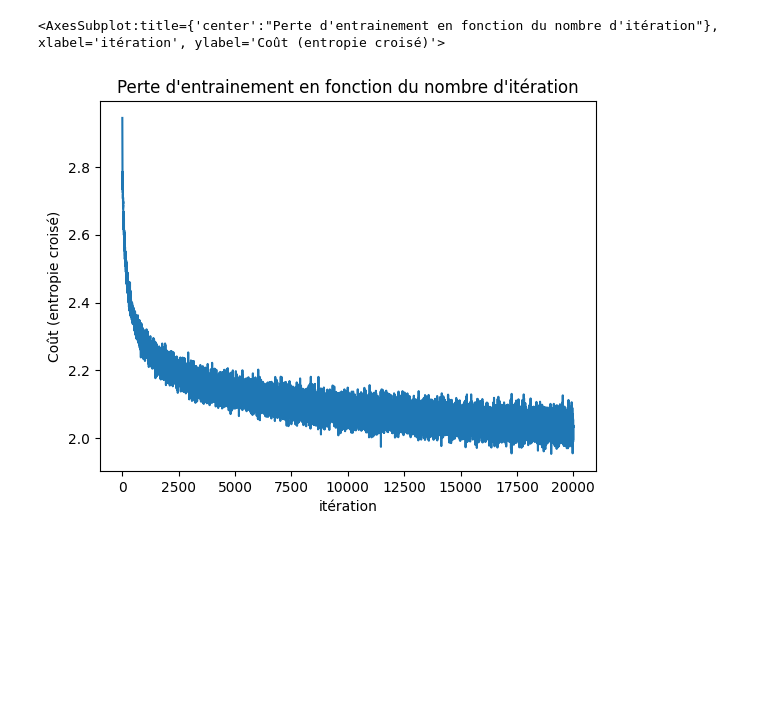
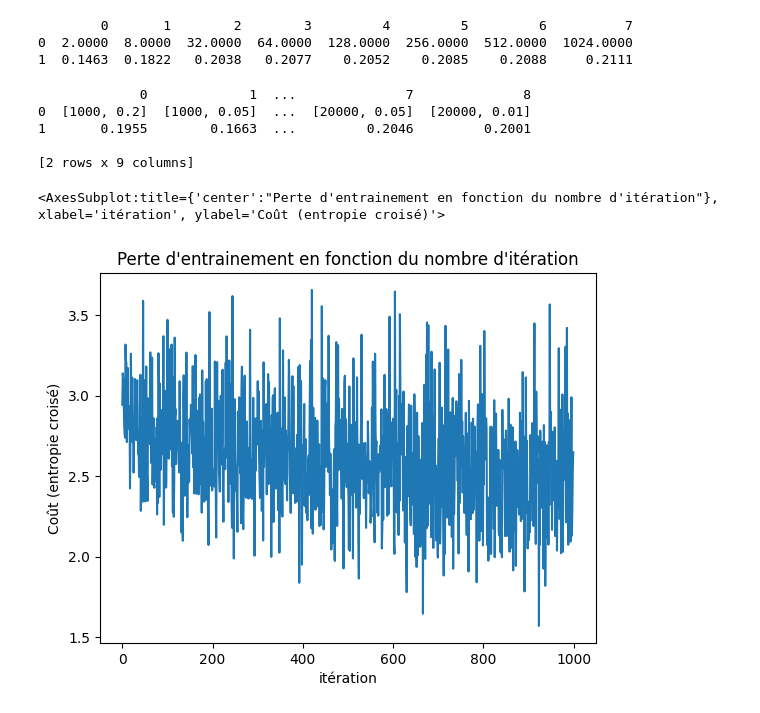
Before and after one commit to VincentGariepy/Kaggle_MINST, a Jupyter notebook: Procedure.ipynb, the cells around one changed output. Drawn from its saved outputs; the diff is of its cells as text; code cells hidden in the pictures; blank space fills up the shorter version.

```diff
--- a/Procedure.ipynb
+++ b/Procedure.ipynb
@@ -6,9 +7,7 @@ import
 trainData = pd.read_csv('Data/train.csv')
 trainLabels = pd.read_csv('Data/train_result.csv')
-# %%
-trainData[trainData < 0] = 0
-#Réduit de 73 features
-trainData = trainData.loc[:, (trainData != 0).any(axis=0)]
-#Réduit de 237 features
-trainData = trainData.loc[:, (trainData > 0.95).any(axis=0)]
+# %%
+#Mettre les points en bas de 0 à 0 et enlver les NaN
+trainData[trainData < 0] = 0
+trainData = trainData.dropna(axis=1)
 # %%
@@ -26,5 +21,0 @@ print(logReg.accuracy(validDataSplit,validLabelsSplit))
-# %%
-logReg.plotLoss()
-# %% [output]
-<AxesSubplot:title={'center':"Perte d'entrainement en fonction du nombre d'itération"}, xlabel='itération', ylabel='Coût (entropie croisé)'>
-[figure, removed]
@@ -30,0 +32,7 @@ logReg.plotLoss()
+# %%
+resultdf = pd.DataFrame([batchSizes,results],)
+print(resultdf)
+# %% [output]
+        0       1        2        3         4         5         6          7
+0  2.0000  8.0000  32.0000  64.0000  128.0000  256.0000  512.0000  1024.0000
+1  0.1463  0.1822   0.2038   0.2077    0.2052    0.2085    0.2088     0.2111
@@ -30,0 +49,17 @@ logReg.plotLoss()
+# %%
+resultdf_alpha = pd.DataFrame([hyperParams,results],)
+print(resultdf_alpha)
+# %% [output]
+             0             1  ...              7              8
+0  [1000, 0.2]  [1000, 0.05]  ...  [20000, 0.05]  [20000, 0.01]
+1       0.1955        0.1663  ...         0.2046         0.2001
+
+[2 rows x 9 columns]
+# %%
+#Voir comment le batch size et alpha affecte le cout
+logReg = LogisiticRegression(trainDataSplit,trainLabelsSplit)
+logReg.train(1000,8,0.05)
+logReg.plotLoss()
+# %% [output]
+<AxesSubplot:title={'center':"Perte d'entrainement en fonction du nombre d'itération"}, xlabel='itération', ylabel='Coût (entropie croisé)'>
+[figure, added]
```
Also changed, not shown: parts of 15 cells of this notebook, 3 other files.
